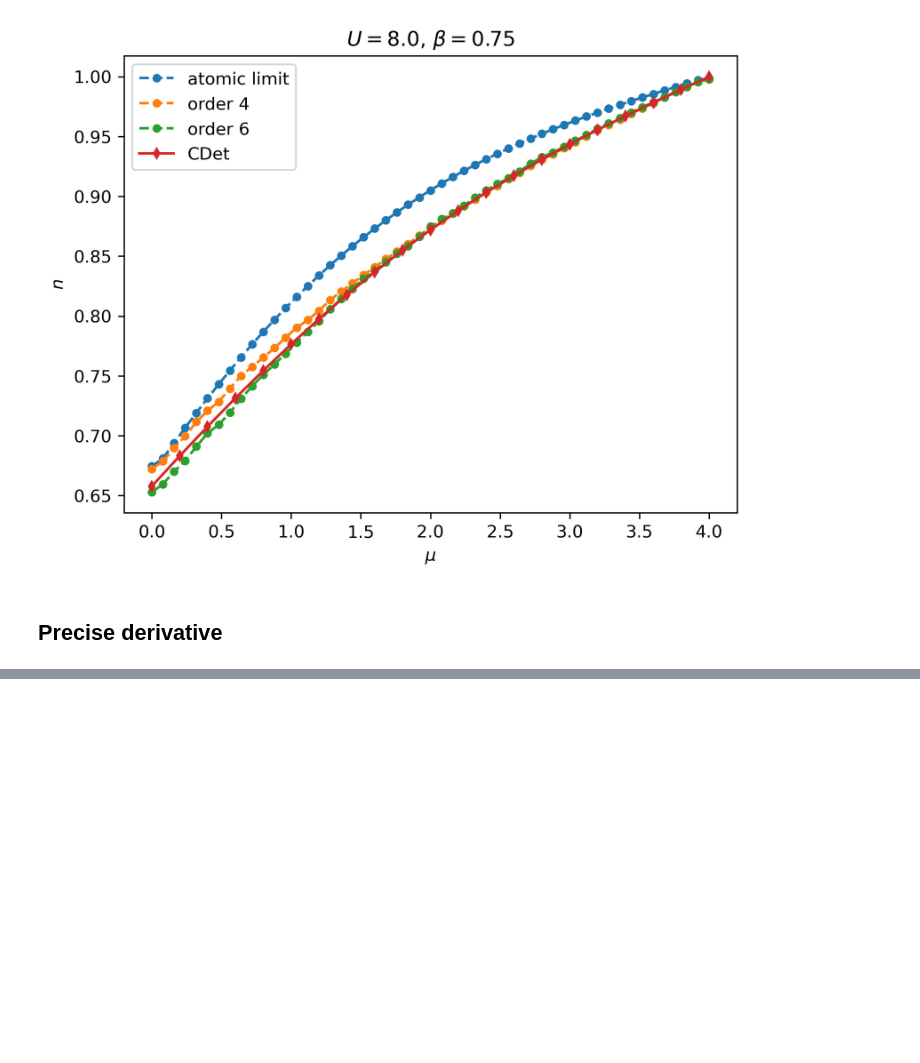
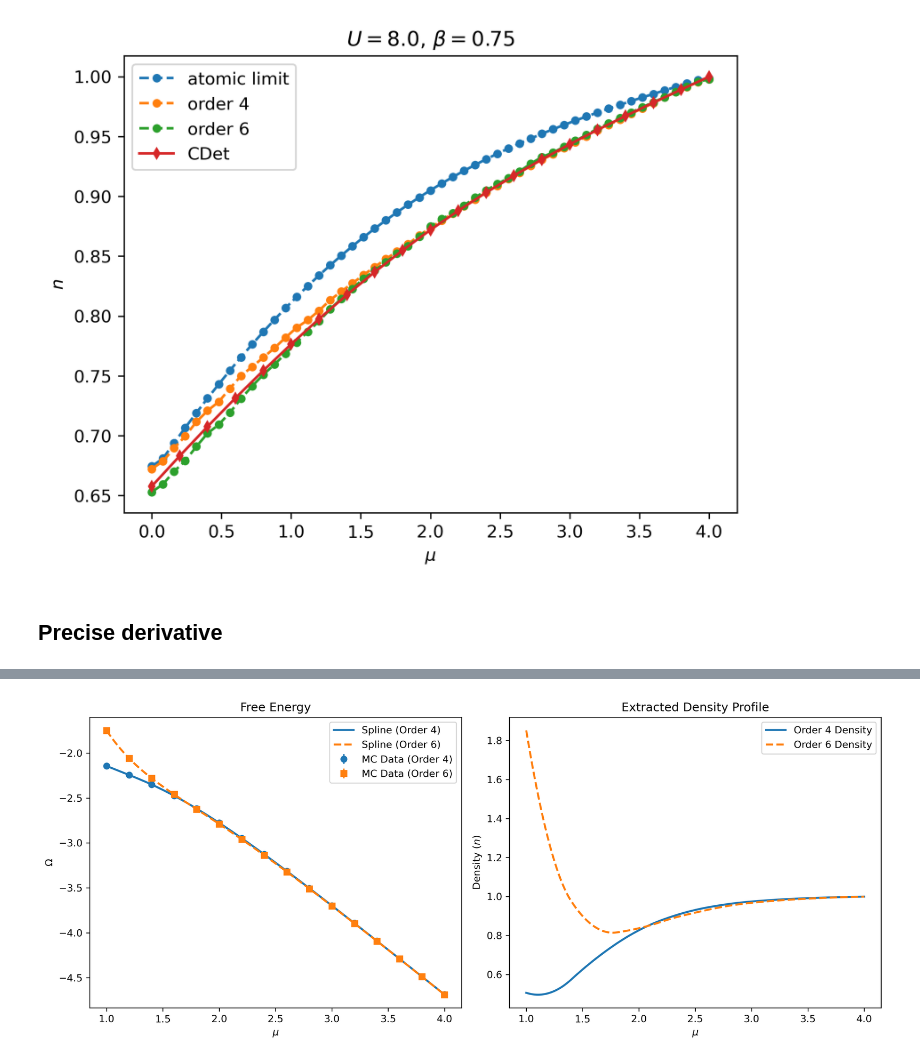
Before and after one commit to louishrm/strong_coupling_expansion, a Jupyter notebook: analytical/density_mu_beta.ipynb, the cells around one changed output, grey strips where cells are left out. Saved outputs shown, nothing was run; the diff lists cells and outputs as text; code cells hidden in the pictures; blank space fills up the shorter version.

```diff
--- a/analytical/density_mu_beta.ipynb
+++ b/analytical/density_mu_beta.ipynb
@@ -176,0 +151,64 @@ plt.legend()
+# %%
+import numpy as np
+import matplotlib.pyplot as plt
+from scipy.interpolate import UnivariateSpline
+
+# Assume 'mus', 'partial_sum_4', 'partial_sum_6',
+# 'error_partial_sum_4', and 'error_partial_sum_6' are loaded as before.
+
+# --- 1. Fit 4th Order Spline ---
+weights_4 = 1.0 / error_partial_sum_4
+spline_4 = UnivariateSpline(mus, partial_sum_4, w=weights_4, s=len(mus)*0.1)
+derivative_spline_4 = spline_4.derivative(n=1)
+
+# --- 2. Fit 6th Order Spline ---
+weights_6 = 1.0 / error_partial_sum_6
+spline_6 = UnivariateSpline(mus, partial_sum_6, w=weights_6, s=len(mus)*0.1)
+derivative_spline_6 = spline_6.derivative(n=1)
+
+# --- 3. Evaluate on dense grid ---
+mu_dense = np.linspace(np.min(mus), np.max(mus), 200)
+
+# 4th order evaluations
+omega_smooth_4 = spline_4(mu_dense)
+density_profile_4 = -derivative_spline_4(mu_dense)
+
+# 6th order evaluations
+omega_smooth_6 = spline_6(mu_dense)
+density_profile_6 = -derivative_spline_6(mu_dense)
+
+# --- 4. Plotting ---
+plt.figure(figsize=(12, 5))
+
+# Plot 1: The Free Energy Fit
+plt.subplot(1, 2, 1)
+
+# Plot Order 4 (Blue)
+plt.errorbar(mus, partial_sum_4, yerr=error_partial_sum_4, fmt='o', color='tab:blue', label='MC Data (Order 4)')
+plt.plot(mu_dense, omega_smooth_4, '-', color='tab:blue', lw=2, label='Spline (Order 4)')
+
+# Plot Order 6 (Orange)
+plt.errorbar(mus, partial_sum_6, yerr=error_partial_sum_6, fmt='s', color='tab:orange', label='MC Data (Order 6)')
+plt.plot(mu_dense, omega_smooth_6, '--', color='tab:orange', lw=2, label='Spline (Order 6)')
+
+plt.xlabel('$\mu$')
+plt.ylabel('$\Omega$')
+plt.title('Free Energy')
+plt.legend()
+
+# Plot 2: The Density Profile (Negative Derivative)
+plt.subplot(1, 2, 2)
+
+# I changed the scatter to a plot line for the dense grid, as it looks much cleaner for continuous derivatives.
+plt.plot(mu_dense, density_profile_4, '-', color='tab:blue', lw=2, label='Order 4 Density')
+plt.plot(mu_dense, density_profile_6, '--', color='tab:orange', lw=2, label='Order 6 Density')
+
+plt.xlabel('$\mu$')
+plt.ylabel('Density ($n$)')
+plt.title('Extracted Density Profile')
+plt.legend()
+
+plt.tight_layout()
+plt.show()
+# %% [output]
+[figure, added]
```
Also changed, not shown: parts of 22 cells of this notebook, 1 other file.
